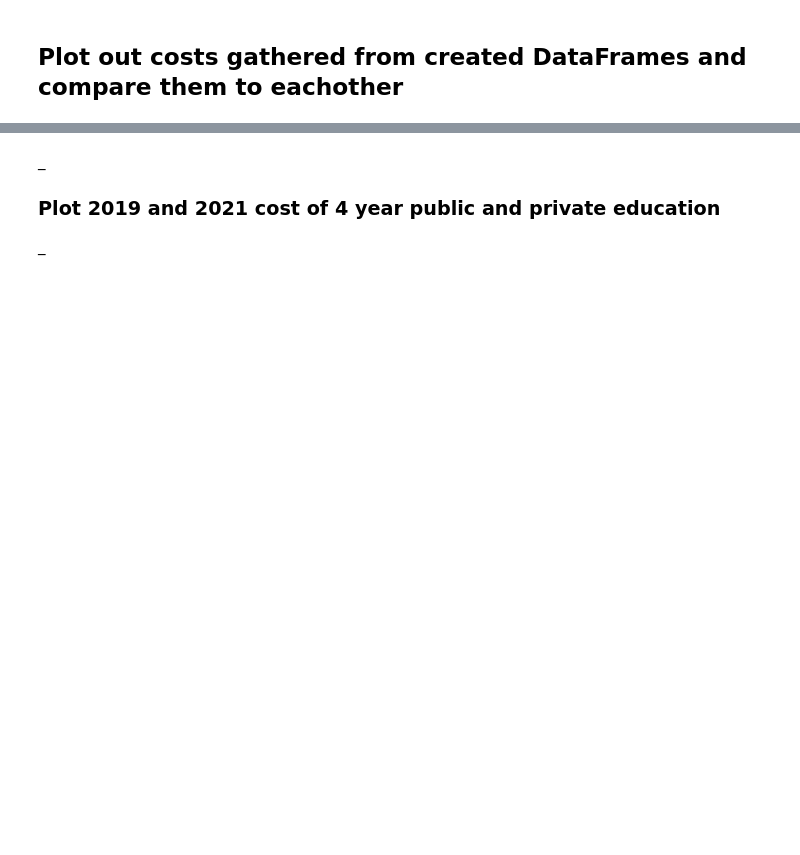
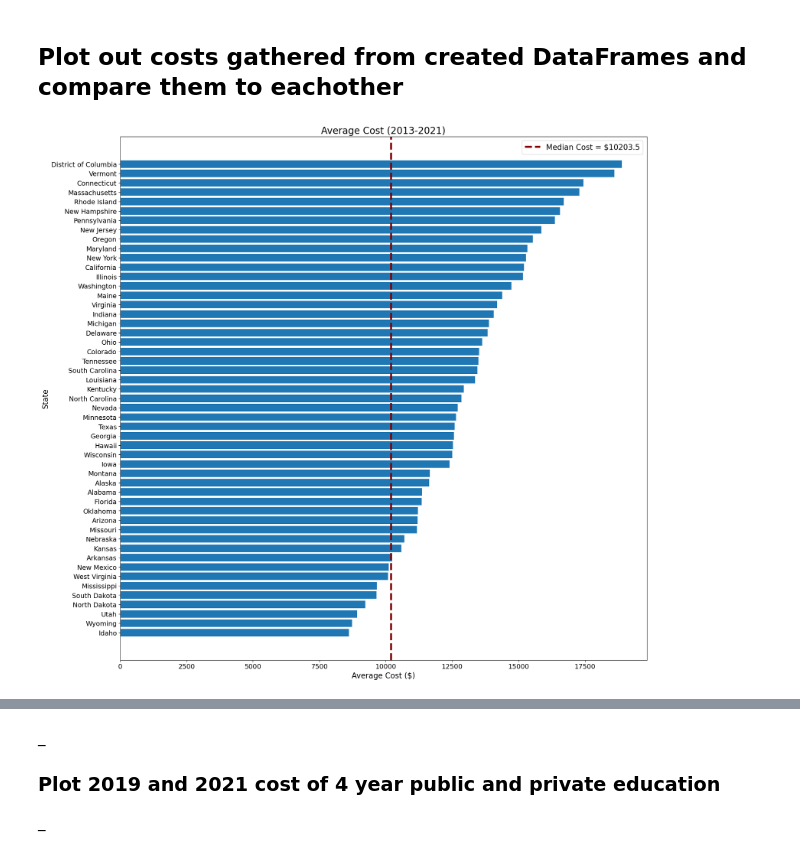
Before and after one commit to anthonybpino/Project-1-Undergrad-Student-Data, a Jupyter notebook: cost_state_2019_2021.ipynb, the cells around one changed output, grey strips where cells are left out. Drawn from its saved outputs; the diff is of its cells as text; code cells hidden in the pictures; blank space fills up the shorter version.

Commit message:
Added average cost all state 2013-2021 & generate the plot

```diff
--- a/cost_state_2019_2021.ipynb
+++ b/cost_state_2019_2021.ipynb
@@ -151,0 +183,5 @@ del school_fouryear_public_2019["Year"]
+# %%
+### Nema added 4/8
+# Get the median cost
+median_cost = school_df['Cost'].median()
+median_cost
@@ -151,0 +190,6 @@ del school_fouryear_public_2019["Year"]
+# %%
+
+### Nema added 4/8
+# Get the average cost all state
+avg_cost_state = school_df.groupby('State')['Cost'].mean().sort_values()
+avg_cost_state
@@ -152,2 +214,17 @@ del school_fouryear_public_2019["Year"]
 # %% [markdown]
 ## Plot out costs gathered from created DataFrames and compare them to eachother
+# %%
+### Nema added 4/8
+# Plot the average cost of all states and add a vertical line (median)
+plt.figure(figsize=(20,20))
+plt.barh(avg_cost_state.index, avg_cost_state.values, color="#1f77b4")
+plt.title("Average Cost (2013-2021)", fontsize = 20)
+plt.xlabel("Average Cost ($)", fontsize = 16)
+plt.ylabel("State", fontsize = 16)
+plt.axvline(median_cost, color= "maroon", ls ="--", label = f'Median Cost = ${median_cost}',lw= 4)
+plt.legend(fontsize = 16, loc ="upper right")
+plt.xticks(size = 14)
+plt.yticks(size = 14)
+plt.show()
+# %% [output]
+[figure, added]
```
Also changed, not shown: parts of 35 cells of this notebook, 2 other files.
